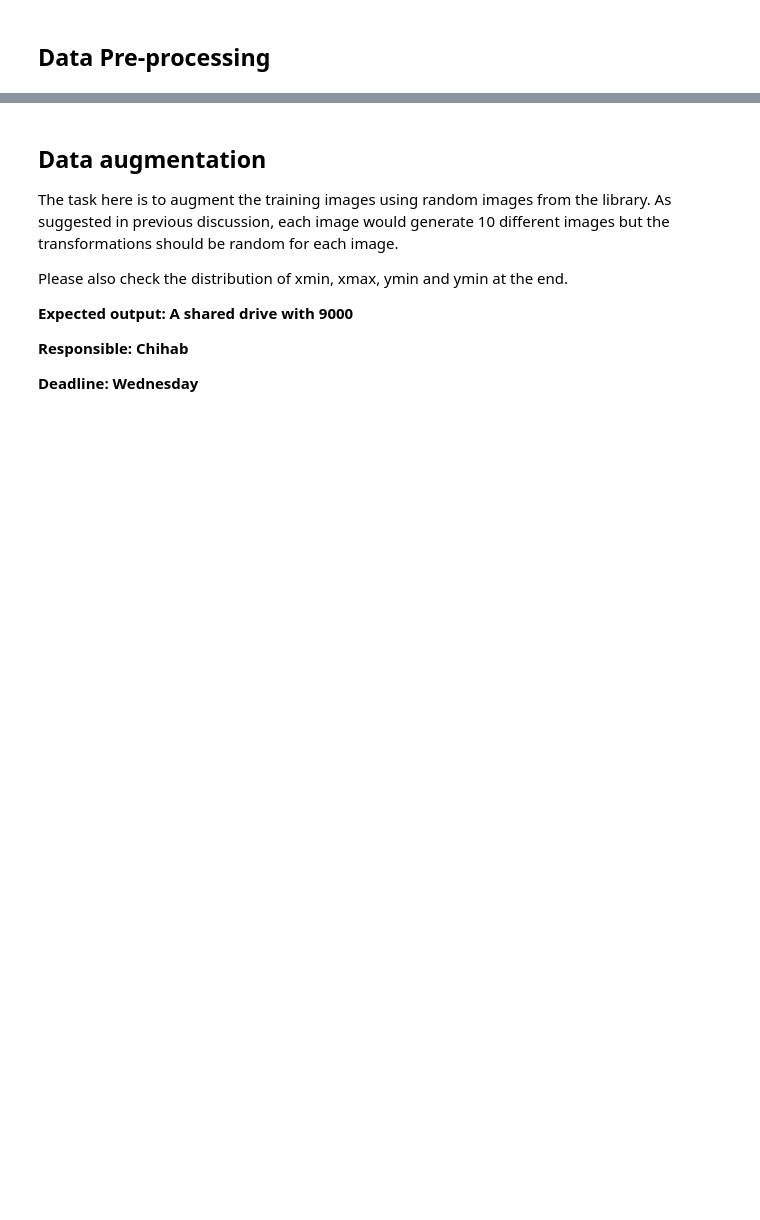
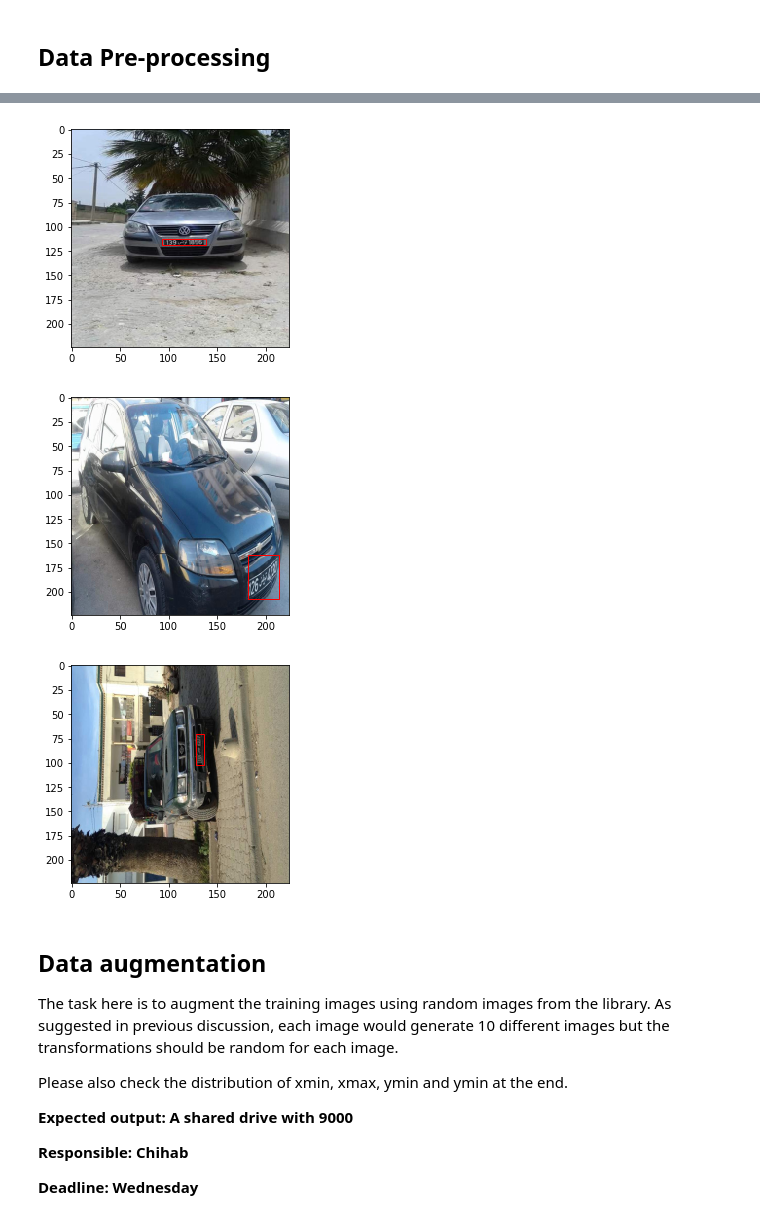
Before and after one commit to ML-Academy-team/License-Plate-Detection, a Jupyter notebook: License-Plate-Detection.ipynb, the cells around one changed output, grey strips where cells are left out. Cells and saved outputs as stored; diff of their text form; code cells hidden in the pictures; blank space fills up the shorter version.

```diff
--- a/License-Plate-Detection.ipynb
+++ b/License-Plate-Detection.ipynb
@@ -37,14 +40,14 @@ from PIL import Image
 # %% [markdown]
 First, let's load the training the data and explore the shape of the images.
 # %%
-def load_data(path):
+def load_data(path='./data/train/', path_targets='./data/train_target.csv'):
     """
     loads the labels and their images
 
     :path path to the data directory
     """
     # L
-    df_target = pd.read_csv(f'{path}/train_target.csv')
+    df_target = pd.read_csv(f'{path_targets}')
     # load the images in the same order of the target DF
     images = []
     images_metadata = {
@@ -52,7 +55,7 @@ def load_data(path):
         'height':[]
     }
     for image in df_target['img_id']:
-        images.append(np.array(Image.open(f'{path}/train/{image}')))
+        images.append(np.array(Image.open(f'{path}/{image}')))
         # Getting information about the images shape
         images_metadata['height'].append(images[-1].shape[1])
         images_metadata['width'].append(images[-1].shape[0])
@@ -60,7 +63,7 @@ def load_data(path):
     df_target['width'] = images_metadata['width']
     return images, df_target
 
-images, targets = load_data('./data')
+images, targets = load_data()
 # %% [markdown]
 ### Check that all images have 3 channels
 # %%
@@ -156,8 +158,15 @@ The proposed solution is as follows
 # %%
 # Change all images to the same shape
 def reshape(image, plate_position, new_size=224):
-    img_, bboxes_ = Resize(new_size)(image.copy(), plate_position.copy())
-    return img_, bboxes_
+    img_ = cv2.resize(image, (new_size,new_size), interpolation = cv2.INTER_AREA)
+    x_min, y_min, x_max, y_max = plate_position.reshape(-1)
+    scale1 = new_size / image.shape[1]
+    scale2 = new_size / image.shape[0]
+    x_min = x_min * scale1
+    x_max = x_max * scale1
+    y_min = y_min * scale2
+    y_max = y_max * scale2
+    return img_, np.array([x_min, y_min, x_max, y_max])
 
 def reshape_images(images,target_df, new_shape=224):
     new_images =[]
@@ -216,3 +188,10 @@ for im, box in images_test:
+# %%
+for i in range(3):
+    plot_random_image(new_images, new_targets)
+# %% [output]
+[figure, added]
+[figure, added]
+[figure, added]
 # %% [markdown]
 ## Data augmentation
 
```
Also changed, not shown: parts of 31 cells of this notebook, 3 other files.
